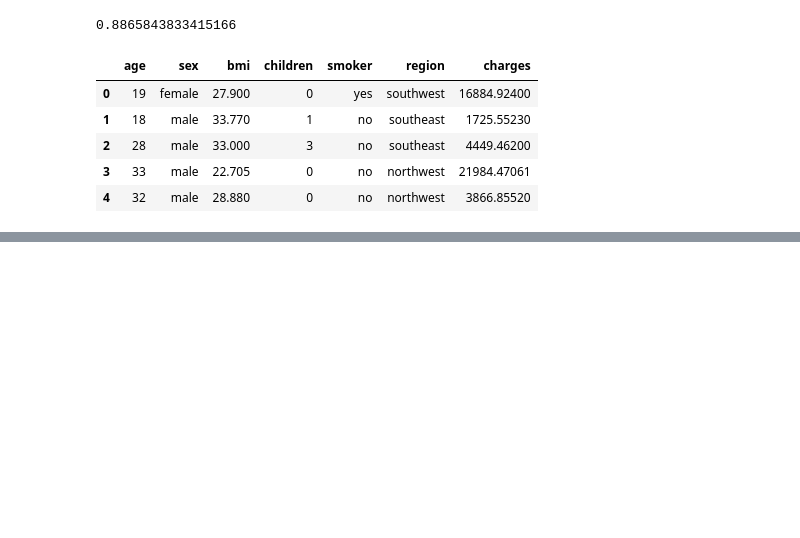
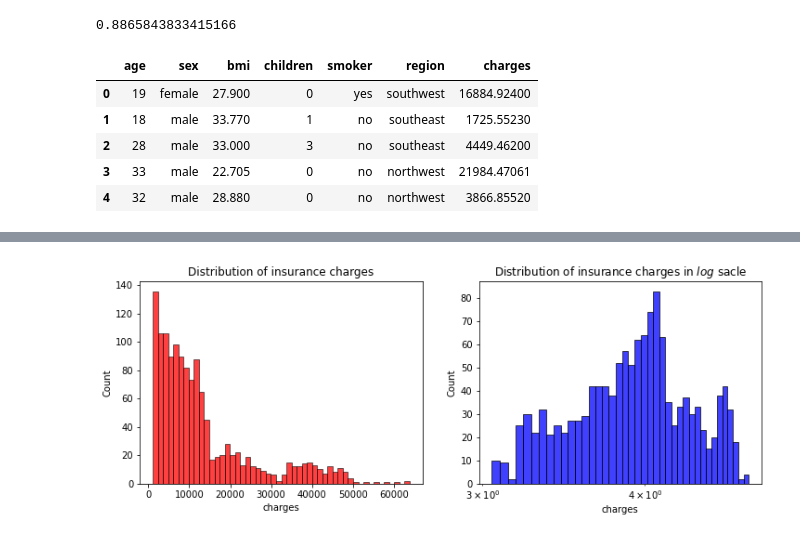
Before and after one commit to isoori/Insurancee, a Jupyter notebook: Untitled.ipynb, the cells around one changed output, grey strips where cells are left out. Saved outputs shown, nothing was run; the diff lists cells and outputs as text; code cells hidden in the pictures; blank space fills up the shorter version.

```diff
--- a/Untitled.ipynb
+++ b/Untitled.ipynb
@@ -488,0 +489,13 @@ sns.barplot(data=l,x='sex',y='charges',hue='smoker');
+# %%
+f= plt.figure(figsize=(12,4))
+
+ax=f.add_subplot(121)
+sns.histplot(df['charges'],bins=50,color='r')
+ax.set_title('Distribution of insurance charges')
+
+ax=f.add_subplot(122)
+sns.histplot(np.log10(df['charges']),bins=40,color='b',ax=ax)
+ax.set_title('Distribution of insurance charges in $log$ sacle')
+ax.set_xscale('log');
+# %% [output]
+[figure, added]
```
Also changed, not shown: parts of 20 cells of this notebook.
